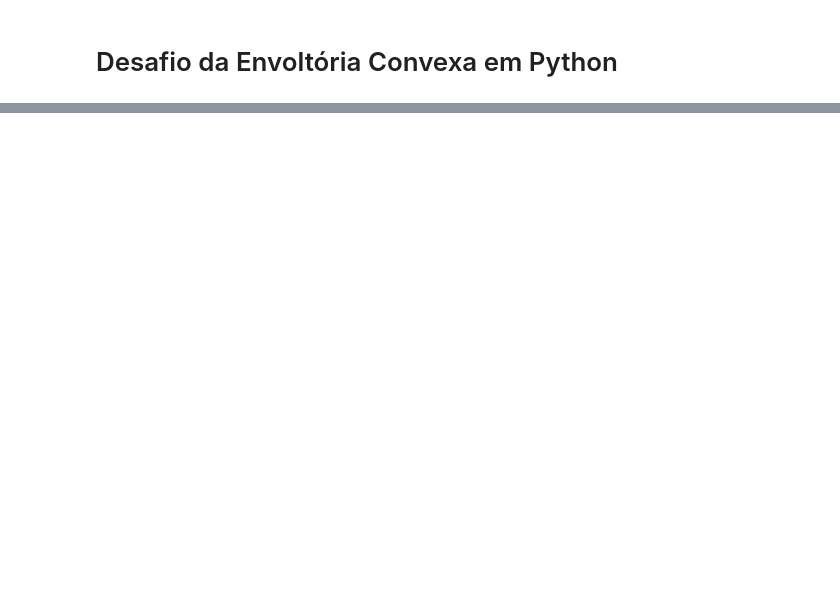
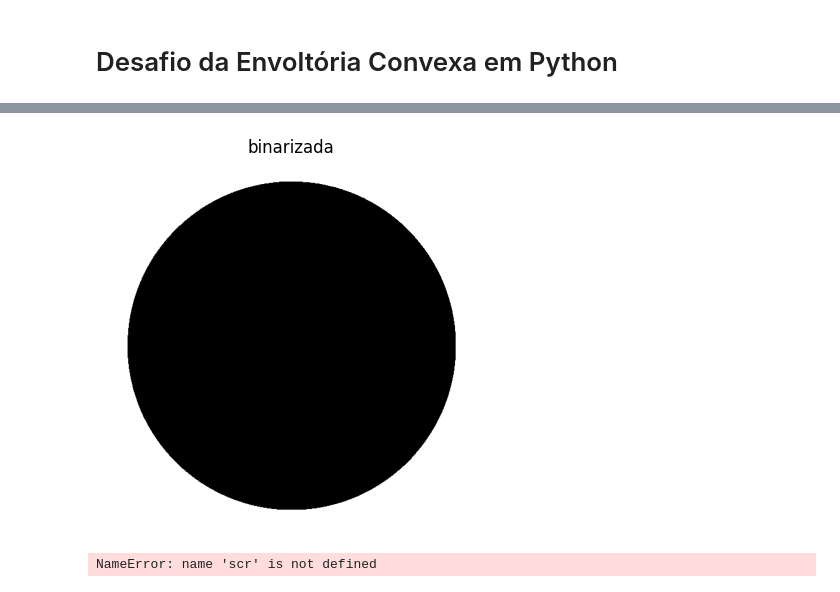
Before and after one commit to Danielcmc100/Envolt-ria-Convexa, a Jupyter notebook: Desafio_Envoltoria_Convexa.ipynb, the cells around one changed output, grey strips where cells are left out. Saved outputs shown, nothing was run; the diff lists cells and outputs as text; code cells hidden in the pictures; blank space fills up the shorter version.

```diff
--- a/Desafio_Envoltoria_Convexa.ipynb
+++ b/Desafio_Envoltoria_Convexa.ipynb
@@ -78,0 +68,31 @@ plt.show()
+# %%
+import matplotlib.pyplot as plt
+
+# Binarize the image
+threshold_value = 200
+binary_img = blurred_img.copy()
+binary_img[binary_img <= threshold_value] = 0
+binary_img[binary_img > threshold_value] = 255
+
+# Display the binarized image
+plt.imshow(binary_img, cmap='gray')
+plt.title('binarizada')
+plt.axis('off')
+plt.show()
+# %% [output]
+[figure, added]
+# %%
+# Find contours in the binary image
+contours, _ = cv2.findContours(binary_img, cv2.RETR_EXTERNAL, cv2.CHAIN_APPROX_SIMPLE)
+
+black_image =
+# Draw contours on the blank image
+cv2.drawContours(scr, contours, -1, (0, 255, 0), 2)
+
+# Display the result
+plt.imshow(scr)
+plt.title('Contours')
+plt.axis('off')
+plt.show()
+# %% [output]
+NameError: name 'scr' is not defined
```
Also changed, not shown: parts of 9 cells of this notebook, 2 other files.
